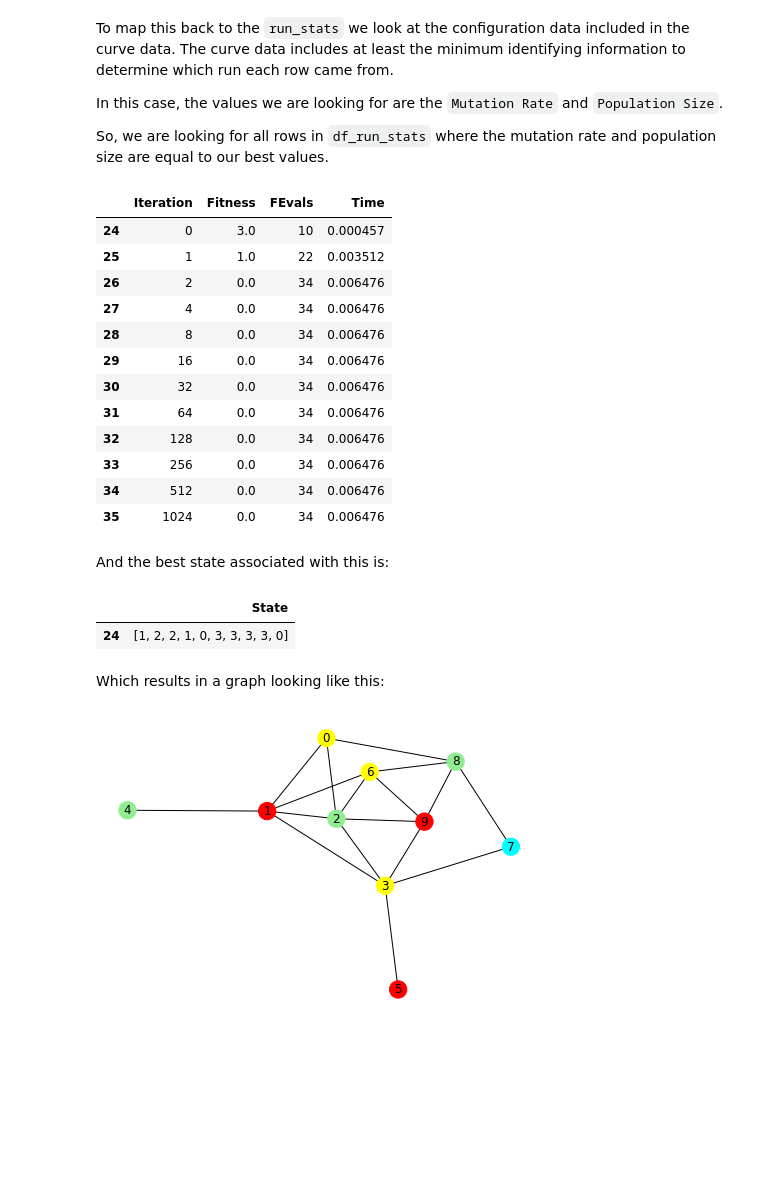
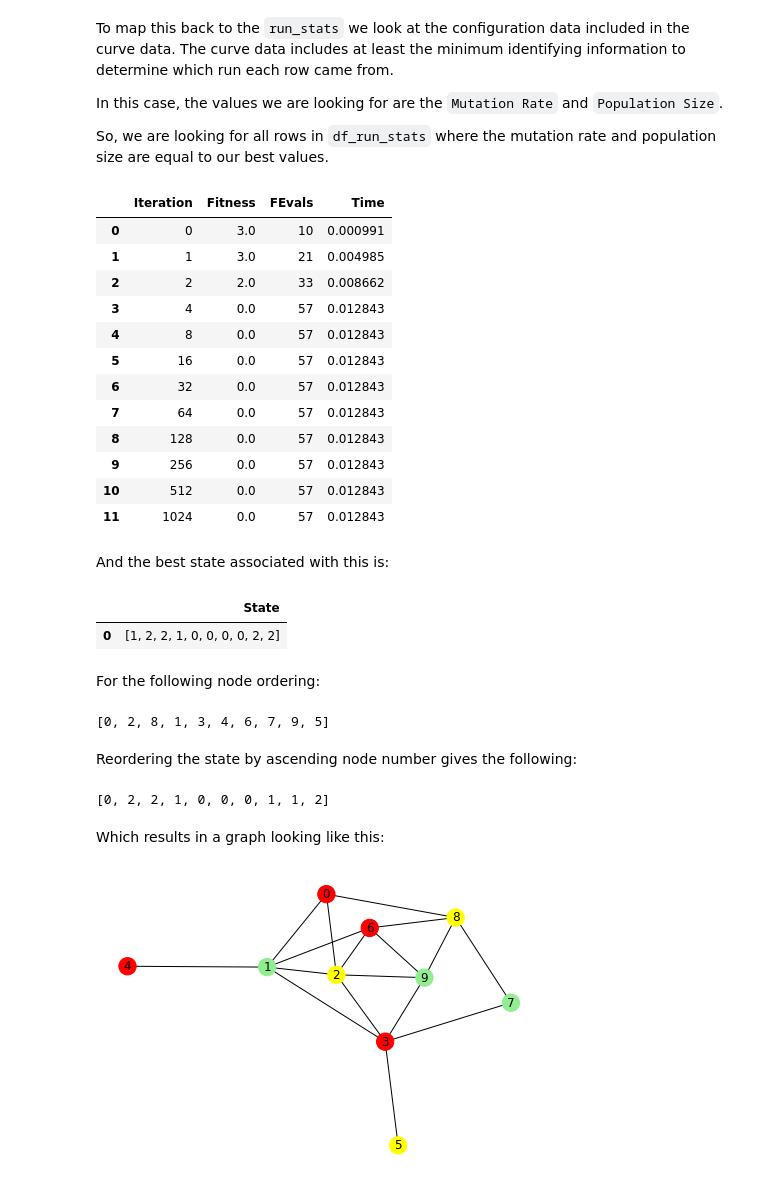
Before and after one commit to zerolinux5/mlrose-ky, a Jupyter notebook: problem_examples.ipynb, the cells around one changed output. Drawn from its saved outputs; the diff is of its cells as text; code cells hidden in the pictures; blank space fills up the shorter version.

Commit message:
Updated graph example.

```diff
--- a/problem_examples.ipynb
+++ b/problem_examples.ipynb
@@ -169,7 +169,7 @@ HTML(best_state.to_html())
 ### Example 2: Generating and Running Max K Color using the GA algorithm
 # %%
 # Generate a new Max K problem using a fixed seed.
-problem = MaxKColorGenerator().generate(seed=123456, number_of_nodes=10, max_connections_per_node=3, max_colors=4)
+problem = MaxKColorGenerator().generate(seed=123456, number_of_nodes=10, max_connections_per_node=3, max_colors=3)
 # %% [markdown]
 The input graph generated for the problem looks like this:
 # %%
@@ -278,18 +279,18 @@ run_stats_best_run = df_run_stats[(df_run_stats['Mutation Rate'] == best_mr) & (
 HTML(run_stats_best_run[['Iteration', 'Fitness', 'FEvals', 'Time']].to_html())
 # %% [output]
 |  | Iteration | Fitness | FEvals | Time |
-| 24 | 0 | 3.0 | 10 | 0.000457 |
-| 25 | 1 | 1.0 | 22 | 0.003512 |
-| 26 | 2 | 0.0 | 34 | 0.006476 |
-| 27 | 4 | 0.0 | 34 | 0.006476 |
-| 28 | 8 | 0.0 | 34 | 0.006476 |
-| 29 | 16 | 0.0 | 34 | 0.006476 |
-| 30 | 32 | 0.0 | 34 | 0.006476 |
-| 31 | 64 | 0.0 | 34 | 0.006476 |
-| 32 | 128 | 0.0 | 34 | 0.006476 |
-| 33 | 256 | 0.0 | 34 | 0.006476 |
-| 34 | 512 | 0.0 | 34 | 0.006476 |
-| 35 | 1024 | 0.0 | 34 | 0.006476 |
+| 0 | 0 | 3.0 | 10 | 0.000991 |
+| 1 | 1 | 3.0 | 21 | 0.004985 |
+| 2 | 2 | 2.0 | 33 | 0.008662 |
+| 3 | 4 | 0.0 | 57 | 0.012843 |
+| 4 | 8 | 0.0 | 57 | 0.012843 |
+| 5 | 16 | 0.0 | 57 | 0.012843 |
+| 6 | 32 | 0.0 | 57 | 0.012843 |
+| 7 | 64 | 0.0 | 57 | 0.012843 |
+| 8 | 128 | 0.0 | 57 | 0.012843 |
+| 9 | 256 | 0.0 | 57 | 0.012843 |
+| 10 | 512 | 0.0 | 57 | 0.012843 |
+| 11 | 1024 | 0.0 | 57 | 0.012843 |
 # %% [markdown]
 And the best state associated with this is:
 # %%
@@ -297,18 +298,30 @@ best_state = run_stats_best_run[['State']][:1]
 HTML(best_state.to_html())
 # %% [output]
 |  | State |
-| 24 | [1, 2, 2, 1, 0, 3, 3, 3, 3, 0] |
+| 0 | [1, 2, 2, 1, 0, 0, 0, 0, 2, 2] |
+# %% [markdown]
+For the following node ordering:
+# %%
+print([n for n in problem.source_graph.nodes])
+# %% [output]
+[0, 2, 8, 1, 3, 4, 6, 7, 9, 5]
+# %% [markdown]
+Reordering the state by ascending node number gives the following:
+# %%
+color_indexes = literal_eval(run_stats_best_run['State'].tail(1).values[0])
+ordered_state = [color_indexes[n] for n in problem.source_graph.nodes]
+print(ordered_state)
+# %% [output]
+[0, 2, 2, 1, 0, 0, 0, 1, 1, 2]
 # %% [markdown]
 Which results in a graph looking like this:
 # %%
-color_indexes = literal_eval(run_stats_best_run['State'].tail(1).values[0])
-
-colors = ['red', 'lightgreen', 'yellow', 'cyan']
-node_color_map = [colors[color_indexes[n]] for n in problem.source_graph.nodes]
+colors = ['red', 'lightgreen', 'yellow']
+node_color_map = [colors[s] for s in ordered_state]
 
 nx.draw(problem.source_graph,
         pos=nx.spring_layout(problem.source_graph, seed = 3),
         with_labels=True,
         node_color=node_color_map)
 # %% [output]
-[figure, old version]
+[figure, new version]
```
Also changed, not shown: parts of 10 cells of this notebook.
